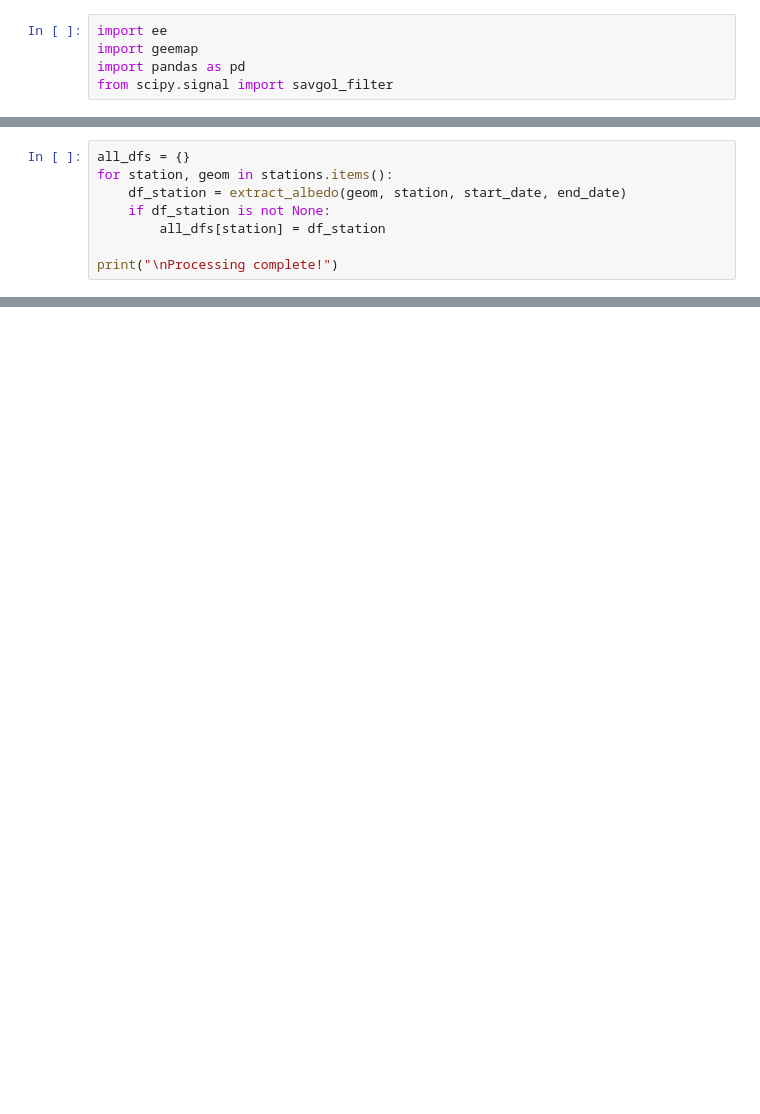
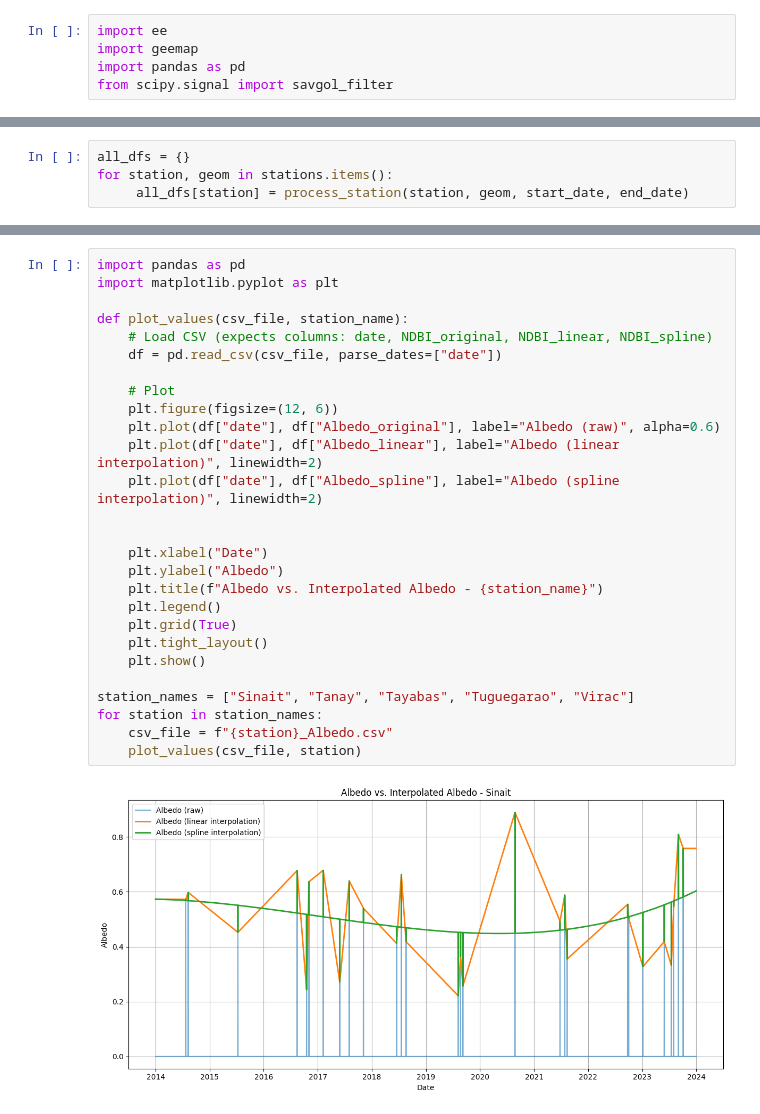
Before and after one commit to machiwao/CCTHESS1-CCTHESS2-Dev-and-Docs, a Jupyter notebook: Albedo_data_scraping.ipynb, the cells around one changed output, grey strips where cells are left out. Drawn from its saved outputs; the diff is of its cells as text; blank space fills up the shorter version.

Commit message:
Updated scraping and with data visualization

```diff
--- a/Albedo_data_scraping.ipynb
+++ b/Albedo_data_scraping.ipynb
@@ -109,9 +117,5 @@ def extract_albedo(geometry, station_name, start_date, end_date):
 # %%
 all_dfs = {}
 for station, geom in stations.items():
-    df_station = extract_albedo(geom, station, start_date, end_date)
-    if df_station is not None:
-        all_dfs[station] = df_station
-
-print("\nProcessing complete!")
+     all_dfs[station] = process_station(station, geom, start_date, end_date)
 # %% [output]
@@ -157,0 +148,29 @@ Processing complete!
+# %%
+import pandas as pd
+import matplotlib.pyplot as plt
+
+def plot_values(csv_file, station_name):
+    # Load CSV (expects columns: date, NDBI_original, NDBI_linear, NDBI_spline)
+    df = pd.read_csv(csv_file, parse_dates=["date"])
+
+    # Plot
+    plt.figure(figsize=(12, 6))
+    plt.plot(df["date"], df["Albedo_original"], label="Albedo (raw)", alpha=0.6)
+    plt.plot(df["date"], df["Albedo_linear"], label="Albedo (linear interpolation)", linewidth=2)
+    plt.plot(df["date"], df["Albedo_spline"], label="Albedo (spline interpolation)", linewidth=2)
+
+
+    plt.xlabel("Date")
+    plt.ylabel("Albedo")
+    plt.title(f"Albedo vs. Interpolated Albedo - {station_name}")
+    plt.legend()
+    plt.grid(True)
+    plt.tight_layout()
+    plt.show()
+
+station_names = ["Sinait", "Tanay", "Tayabas", "Tuguegarao", "Virac"]
+for station in station_names:
+    csv_file = f"{station}_Albedo.csv"
+    plot_values(csv_file, station)
+# %% [output]
+[figure, added]
```
Also changed, not shown: parts of 8 cells of this notebook.
